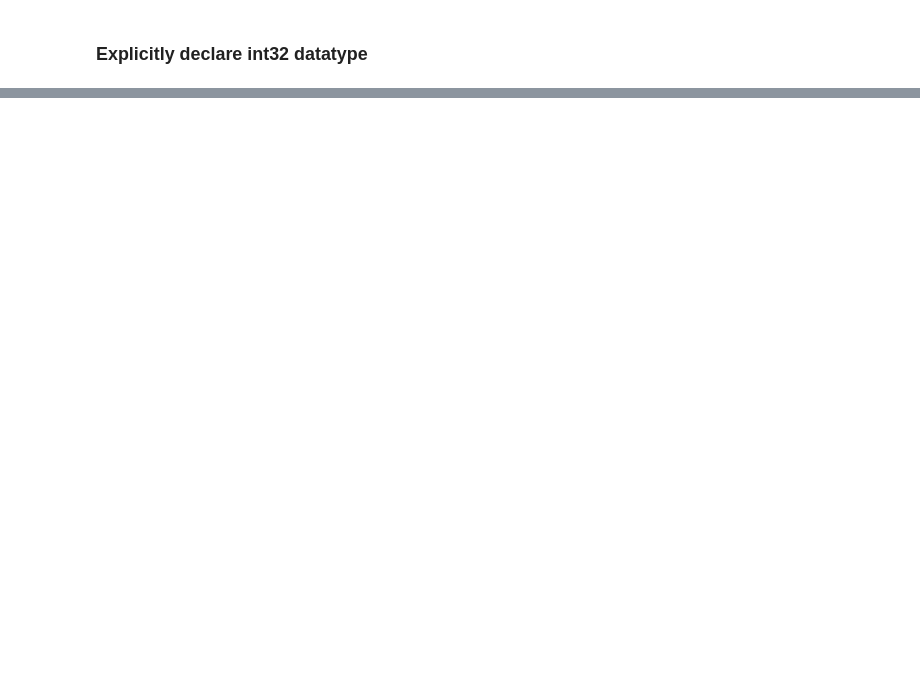
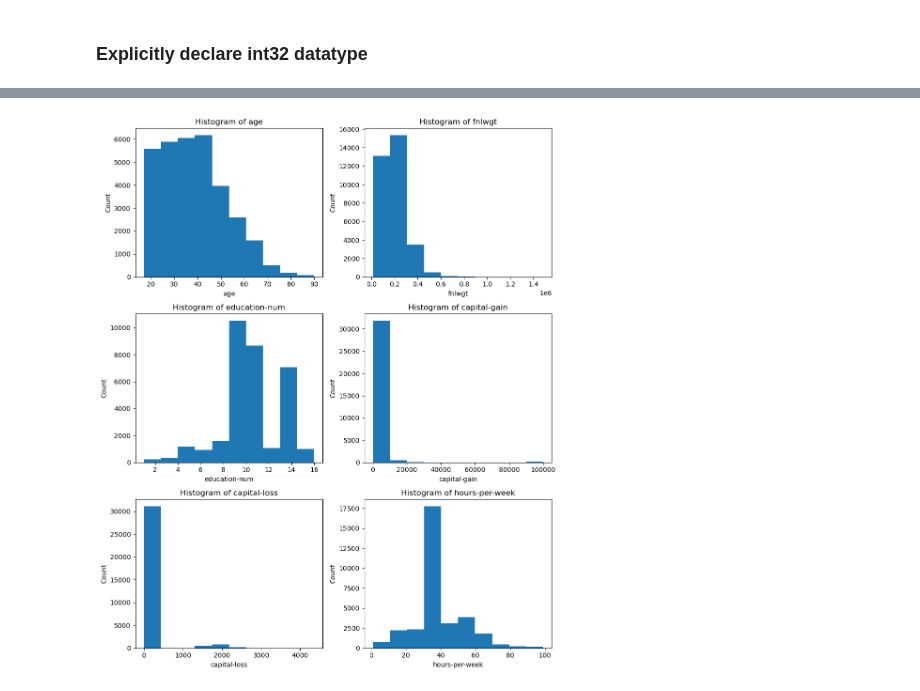
Before and after one commit to JohnAChester/fordham_classification, a Jupyter notebook: CleaningDataset.ipynb, the cells around one changed output, grey strips where cells are left out. Cells and saved outputs as stored; diff of their text form; code cells hidden in the pictures; blank space fills up the shorter version.

Commit message:
Additional updates on graphs and imbalanced data

```diff
--- a/CleaningDataset.ipynb
+++ b/CleaningDataset.ipynb
@@ -123,21 +299,23 @@ hist_charts = ['age','fnlwgt','education-num','capital-gain','capital-loss','hou
 # %%
 # Number of columns & rows
 cols = 2
 rows = 3
 
 fig, axes = plt.subplots(rows, cols, figsize=(10, 4 * rows))
 
 axes = axes.flatten()   # flatten array of axes for easy indexing
 
 for i, column in enumerate(hist_charts):
     train_df[column].plot(kind='hist', ax=axes[i])
-    axes[i].set_title(f"value_counts of {column}")
+    axes[i].set_title(f"Histogram of {column}")
     axes[i].set_xlabel(column)
     axes[i].set_ylabel("Count")
 
 # Hide any unused subplots
 for j in range(i+1, len(axes)):
     axes[j].set_visible(False)
 
 plt.tight_layout()
 plt.show()
+# %% [output]
+[figure, added]
```
Also changed, not shown: parts of 18 cells of this notebook.
